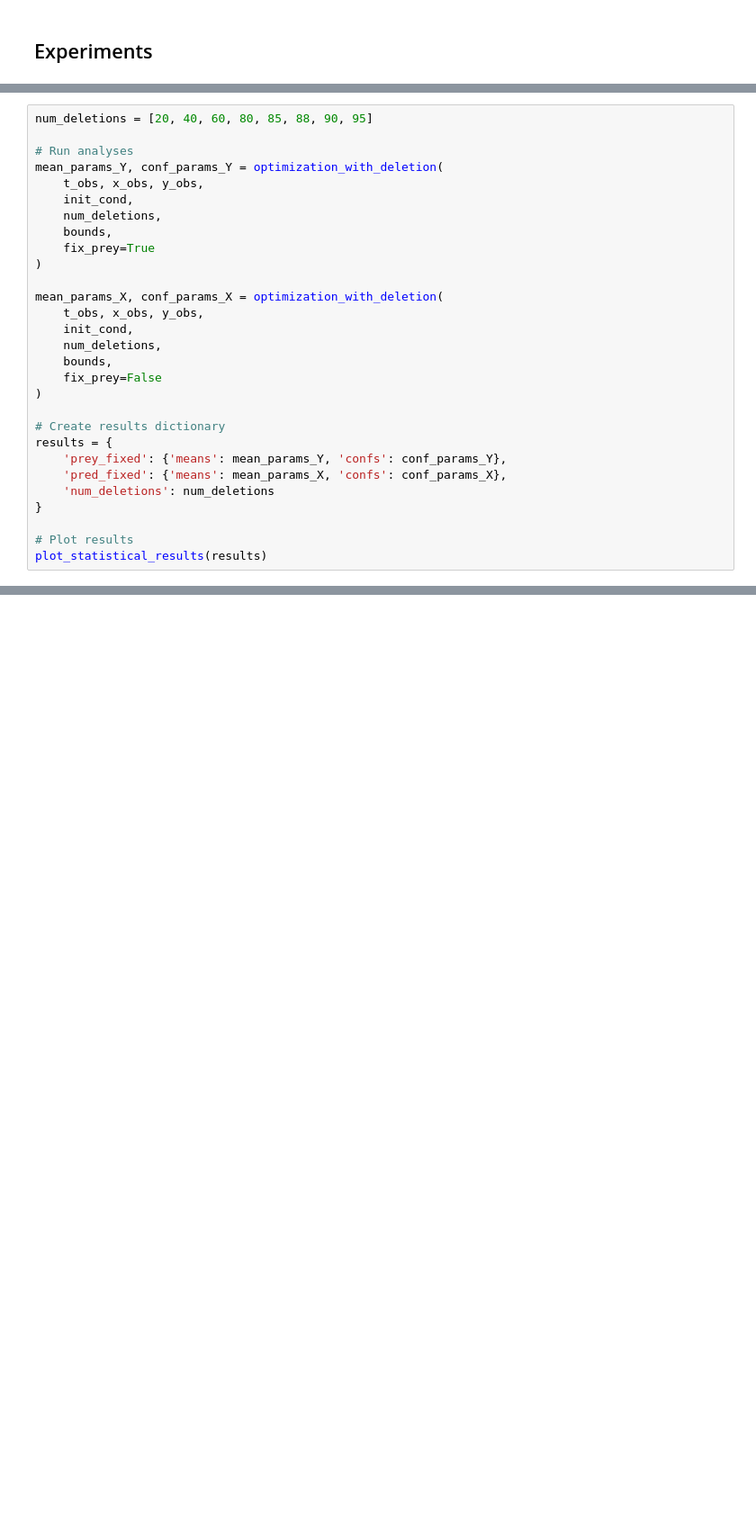
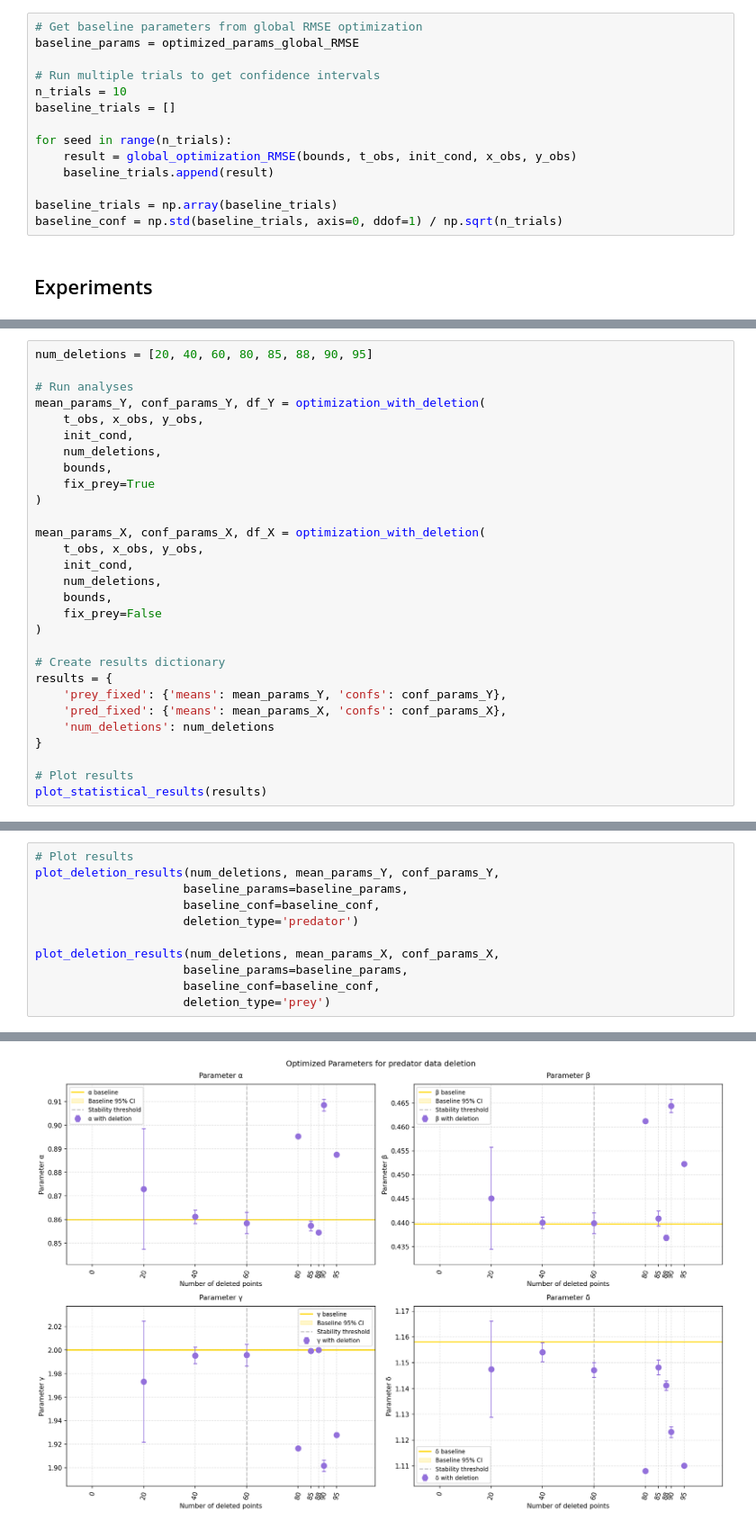
Before and after one commit to kushhhhs/LotkaVolterra-ModelFitting, a Jupyter notebook: main.ipynb, the cells around one changed output, grey strips where cells are left out. Shown at 90% size. Cells and saved outputs as stored; diff of their text form; blank space fills up the shorter version.

```diff
--- a/main.ipynb
+++ b/main.ipynb
@@ -79,3 +102,17 @@ Parameters for Simulated Annealing (MAPE):
+# %%
+# Get baseline parameters from global RMSE optimization
+baseline_params = optimized_params_global_RMSE
+
+# Run multiple trials to get confidence intervals
+n_trials = 10
+baseline_trials = []
+
+for seed in range(n_trials):
+    result = global_optimization_RMSE(bounds, t_obs, init_cond, x_obs, y_obs)
+    baseline_trials.append(result)
+
+baseline_trials = np.array(baseline_trials)
+baseline_conf = np.std(baseline_trials, axis=0, ddof=1) / np.sqrt(n_trials)
 # %% [markdown]
 ## Experiments
 # %% [markdown]
@@ -98,7 +128,7 @@ are those with critical effects on the process?
 num_deletions = [20, 40, 60, 80, 85, 88, 90, 95]
 
 # Run analyses
-mean_params_Y, conf_params_Y = optimization_with_deletion(
+mean_params_Y, conf_params_Y, df_Y = optimization_with_deletion(
     t_obs, x_obs, y_obs,
     init_cond,
     num_deletions,
@@ -106,7 +136,7 @@ mean_params_Y, conf_params_Y = optimization_with_deletion(
     fix_prey=True
 )
 
-mean_params_X, conf_params_X = optimization_with_deletion(
+mean_params_X, conf_params_X, df_X = optimization_with_deletion(
     t_obs, x_obs, y_obs,
     init_cond,
     num_deletions,
@@ -250,0 +313,12 @@ Scenario 6/8: Removing 88 points...
+# %%
+# Plot results
+plot_deletion_results(num_deletions, mean_params_Y, conf_params_Y,
+                     baseline_params=baseline_params,
+                     baseline_conf=baseline_conf,
+                     deletion_type='predator')
+
+plot_deletion_results(num_deletions, mean_params_X, conf_params_X,
+                     baseline_params=baseline_params,
+                     baseline_conf=baseline_conf,
+                     deletion_type='prey')
+# %% [output]
@@ -250,0 +330 @@ Scenario 6/8: Removing 88 points...
+[figure, added]
```
Also changed, not shown: parts of 22 cells of this notebook, 6 other files.
